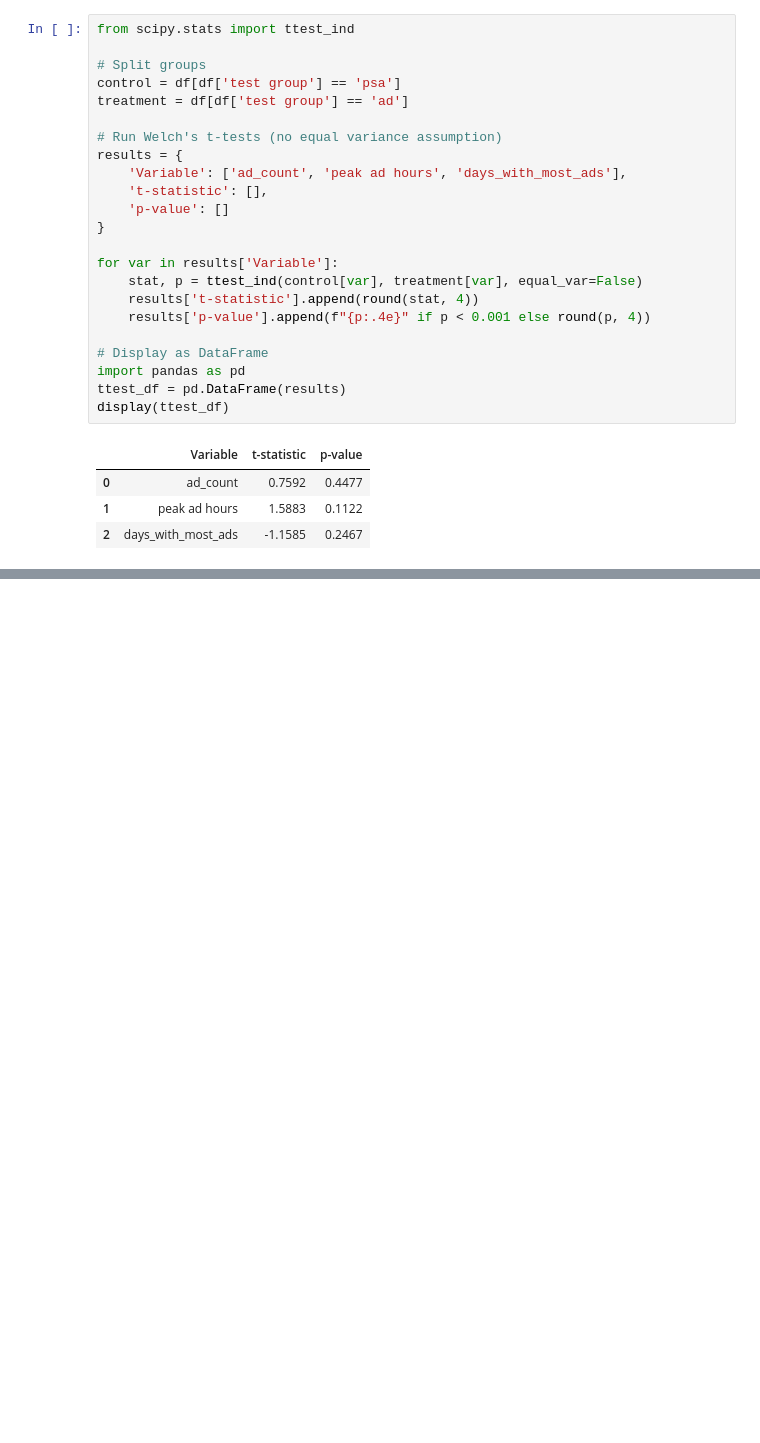
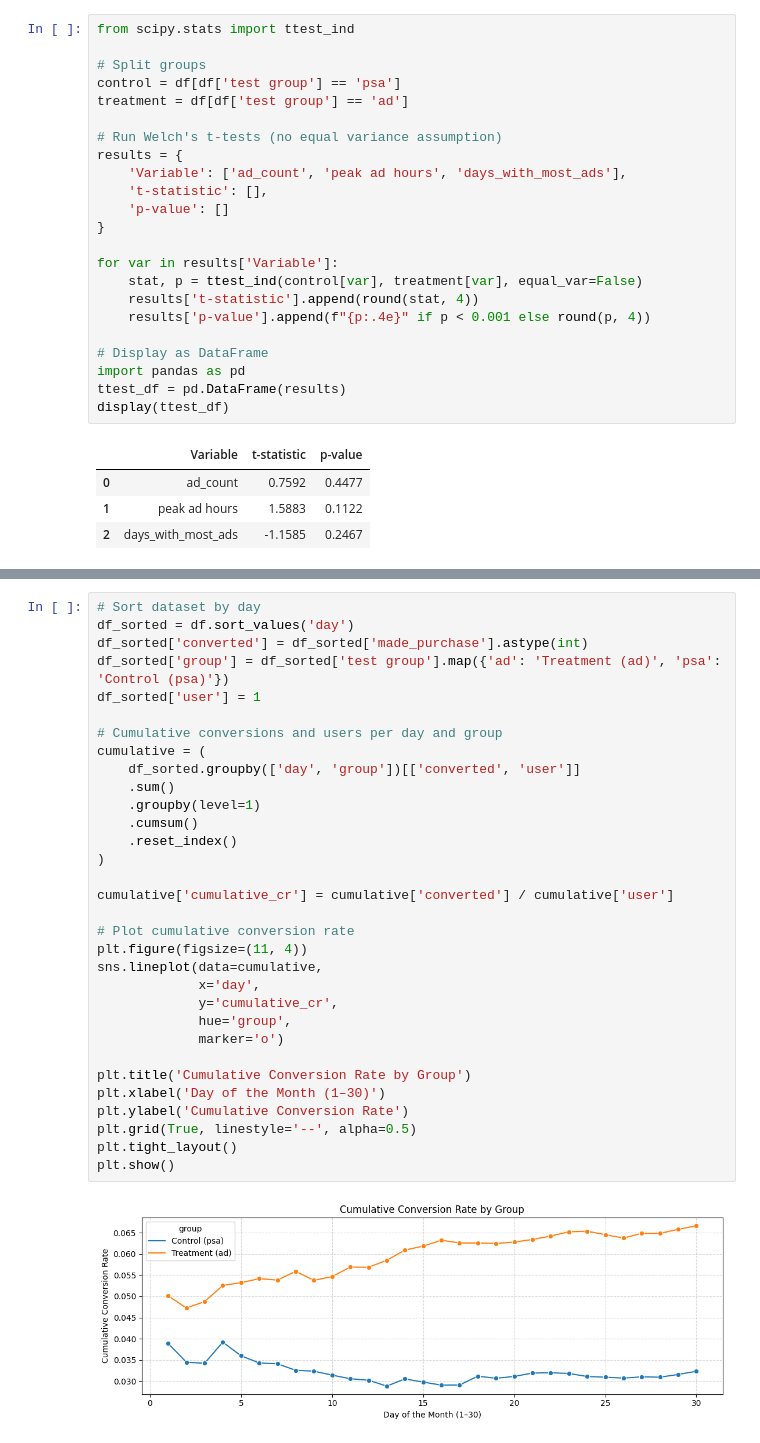
Before and after one commit to EuniceChanjx/A-B-Testing, a Jupyter notebook: A:B Test.ipynb, the cells around one changed output, grey strips where cells are left out. Cells and saved outputs as stored; diff of their text form; blank space fills up the shorter version.

```diff
--- a/A:B Test.ipynb
+++ b/A:B Test.ipynb
@@ -298,0 +428,34 @@ All p-values are well above the conventional threshold of 0.05, indicating no st
+# %%
+# Sort dataset by day
+df_sorted = df.sort_values('day')
+df_sorted['converted'] = df_sorted['made_purchase'].astype(int)
+df_sorted['group'] = df_sorted['test group'].map({'ad': 'Treatment (ad)', 'psa': 'Control (psa)'})
+df_sorted['user'] = 1
+
+# Cumulative conversions and users per day and group
+cumulative = (
+    df_sorted.groupby(['day', 'group'])[['converted', 'user']]
+    .sum()
+    .groupby(level=1)
+    .cumsum()
+    .reset_index()
+)
+
+cumulative['cumulative_cr'] = cumulative['converted'] / cumulative['user']
+
+# Plot cumulative conversion rate
+plt.figure(figsize=(11, 4))
+sns.lineplot(data=cumulative,
+             x='day',
+             y='cumulative_cr',
+             hue='group',
+             marker='o')
+
+plt.title('Cumulative Conversion Rate by Group')
+plt.xlabel('Day of the Month (1–30)')
+plt.ylabel('Cumulative Conversion Rate')
+plt.grid(True, linestyle='--', alpha=0.5)
+plt.tight_layout()
+plt.show()
+# %% [output]
+[figure, added]
```
Also changed, not shown: parts of 15 cells of this notebook.
